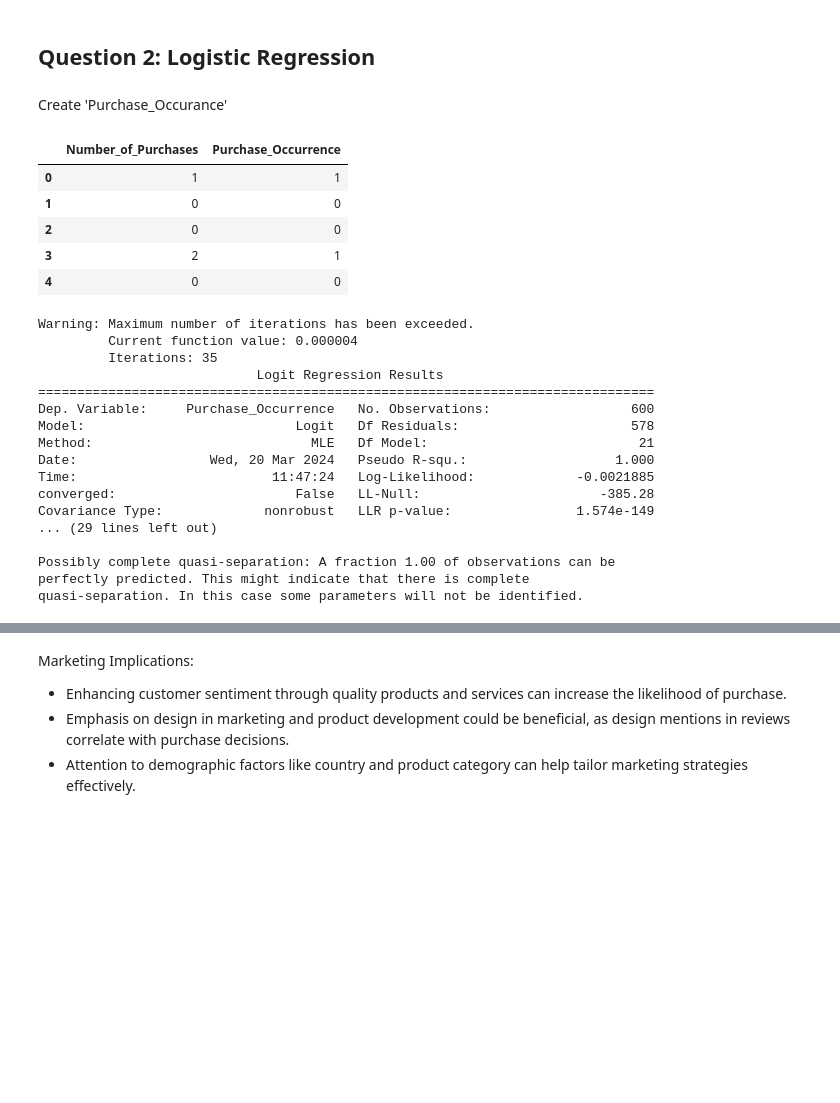
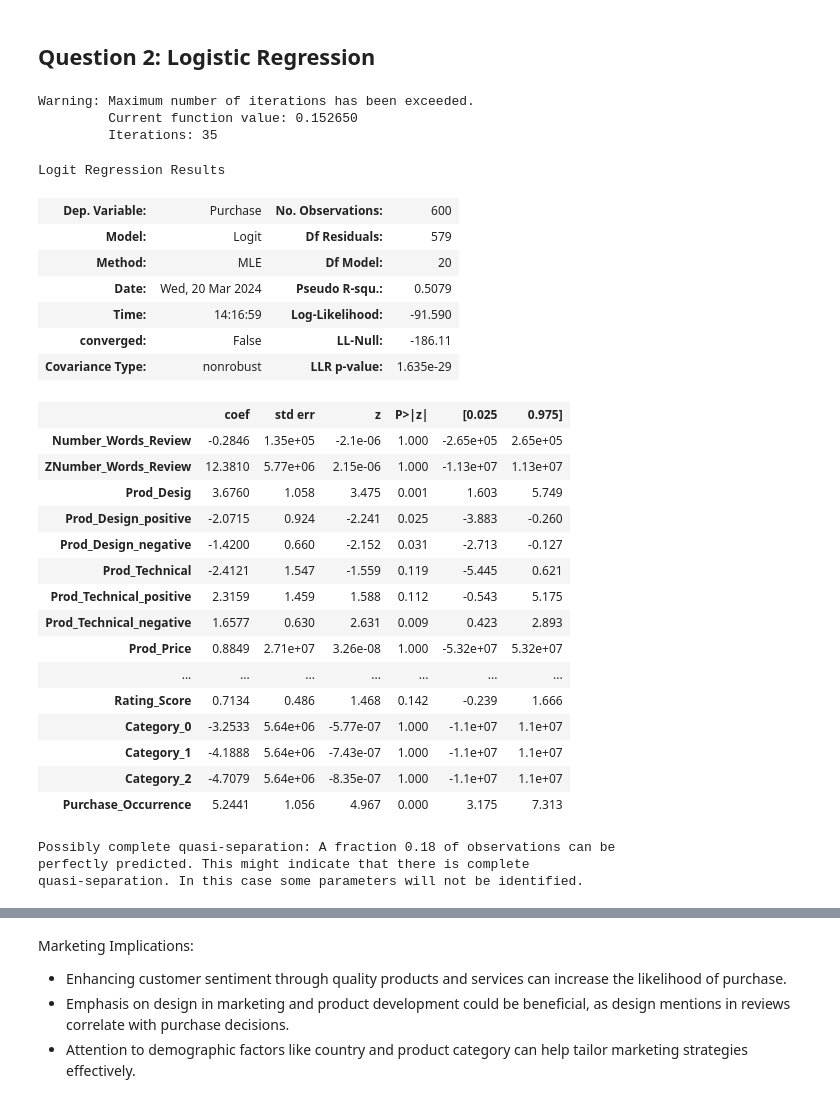
Before and after one commit to simoneassirelli/CMA_groupwork, a Jupyter notebook: notebook.ipynb, the cells around one changed output, grey strips where cells are left out. Cells and saved outputs as stored; diff of their text form; code cells hidden in the pictures; blank space fills up the shorter version.

```diff
--- a/notebook.ipynb
+++ b/notebook.ipynb
@@ -117,46 +116,46 @@ Marketing Implications:
 - Efficient and satisfactory delivery services can significantly influence customer ratings. Efforts to improve delivery experiences should be prioritized.
 # %% [markdown]
 ## Question 2: Logistic Regression
-# %% [markdown]
-Create 'Purchase_Occurance'
-# %%
-# Create a new column 'Purchase_Occurrence' which is 1 if 'Number_of_Purchases' is greater than 0, else 0
-df['Purchase_Occurrence'] = (df['Number_of_Purchases'] > 0).astype(int)
-
-# Display the first few rows to confirm the new column
-df[['Number_of_Purchases', 'Purchase_Occurrence']].head()
-# %% [output]
-|  | Number_of_Purchases | Purchase_Occurrence |
-| 0 | 1 | 1 |
-| 1 | 0 | 0 |
-| 2 | 0 | 0 |
-| 3 | 2 | 1 |
-| 4 | 0 | 0 |
 # %%
-target_log = 'Purchase_Occurrence'
-X_log = df.drop(['Review_ID', target_log], axis=1)
+target_log = 'Purchase'
+X_log = df.drop(['Review_ID', 'Number_of_Purchases', target_log], axis=1)
 y_log = df[target_log]
-# %%
-X_log = sm.add_constant(X_log)
-logit_mod = sm.Logit(y_log, X_log)
-logit_res = logit_mod.fit()
-print(logit_res.summary())
-# %% [output]
-Warning: Maximum number of iterations has been exceeded.
-         Current function value: 0.000004
-         Iterations: 35
-                            Logit Regression Results
-===============================================================================
-Dep. Variable:     Purchase_Occurrence   No. Observations:                  600
-Model:                           Logit   Df Residuals:                      578
-Method:                            MLE   Df Model:                           21
-Date:                 Wed, 20 Mar 2024   Pseudo R-squ.:                   1.000
-Time:                         11:47:24   Log-Likelihood:             -0.0021885
-converged:                       False   LL-Null:                       -385.28
-Covariance Type:             nonrobust   LLR p-value:                1.574e-149
-... (29 lines left out)
-
-Possibly complete quasi-separation: A fraction 1.00 of observations can be
-perfectly predicted. This might indicate that there is complete
-quasi-separation. In this case some parameters will not be identified.
+# %%
+# Create the Logistic model
+logistic_model = sm.Logit(y_log, X_log).fit()
+
+# Model summary
+logistic_model_summary = logistic_model.summary()
+logistic_model_summary
+# %% [output]
+Warning: Maximum number of iterations has been exceeded.
+         Current function value: 0.152650
+         Iterations: 35
+Logit Regression Results
+| Dep. Variable: | Purchase | No. Observations: | 600 |
+| Model: | Logit | Df Residuals: | 579 |
+| Method: | MLE | Df Model: | 20 |
+| Date: | Wed, 20 Mar 2024 | Pseudo R-squ.: | 0.5079 |
+| Time: | 14:16:59 | Log-Likelihood: | -91.590 |
+| converged: | False | LL-Null: | -186.11 |
+| Covariance Type: | nonrobust | LLR p-value: | 1.635e-29 |
+|  | coef | std err | z | P>|z| | [0.025 | 0.975] |
+| Number_Words_Review | -0.2846 | 1.35e+05 | -2.1e-06 | 1.000 | -2.65e+05 | 2.65e+05 |
+| ZNumber_Words_Review | 12.3810 | 5.77e+06 | 2.15e-06 | 1.000 | -1.13e+07 | 1.13e+07 |
+| Prod_Desig | 3.6760 | 1.058 | 3.475 | 0.001 | 1.603 | 5.749 |
+| Prod_Design_positive | -2.0715 | 0.924 | -2.241 | 0.025 | -3.883 | -0.260 |
+| Prod_Design_negative | -1.4200 | 0.660 | -2.152 | 0.031 | -2.713 | -0.127 |
+| Prod_Technical | -2.4121 | 1.547 | -1.559 | 0.119 | -5.445 | 0.621 |
+| Prod_Technical_positive | 2.3159 | 1.459 | 1.588 | 0.112 | -0.543 | 5.175 |
+| Prod_Technical_negative | 1.6577 | 0.630 | 2.631 | 0.009 | 0.423 | 2.893 |
+| Prod_Price | 0.8849 | 2.71e+07 | 3.26e-08 | 1.000 | -5.32e+07 | 5.32e+07 |
+| ... | ... | ... | ... | ... | ... | ... |
+| Rating_Score | 0.7134 | 0.486 | 1.468 | 0.142 | -0.239 | 1.666 |
+| Category_0 | -3.2533 | 5.64e+06 | -5.77e-07 | 1.000 | -1.1e+07 | 1.1e+07 |
+| Category_1 | -4.1888 | 5.64e+06 | -7.43e-07 | 1.000 | -1.1e+07 | 1.1e+07 |
+| Category_2 | -4.7079 | 5.64e+06 | -8.35e-07 | 1.000 | -1.1e+07 | 1.1e+07 |
+| Purchase_Occurrence | 5.2441 | 1.056 | 4.967 | 0.000 | 3.175 | 7.313 |
+Possibly complete quasi-separation: A fraction 0.18 of observations can be
+perfectly predicted. This might indicate that there is complete
+quasi-separation. In this case some parameters will not be identified.
 # %% [markdown]
```
Also changed, not shown: parts of 7 cells of this notebook.
